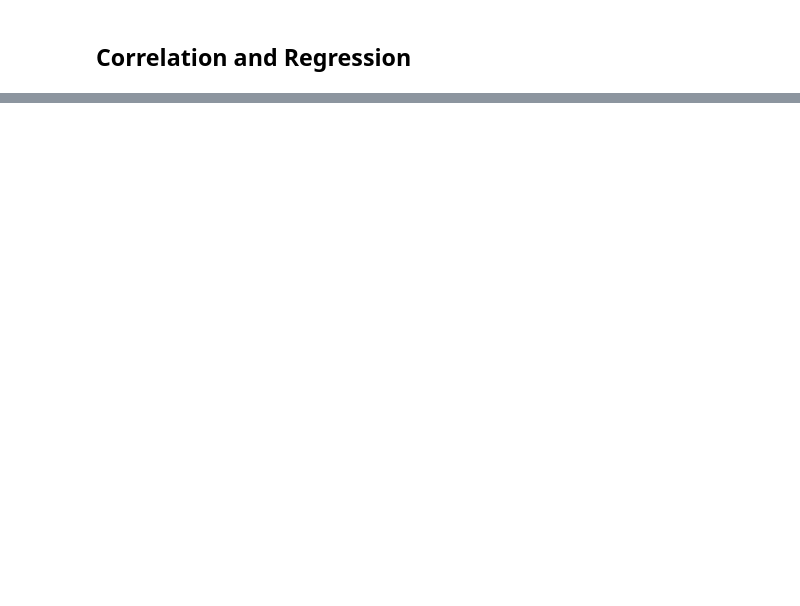
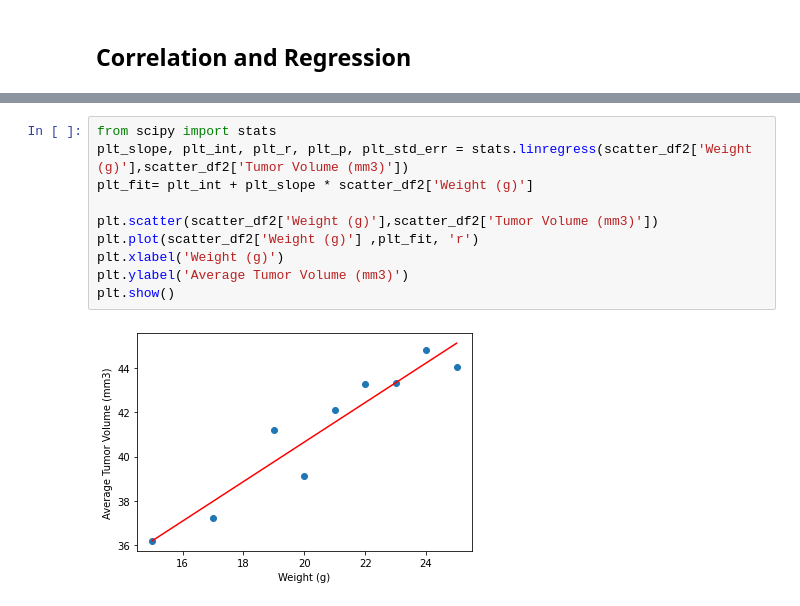
Before and after one commit to baileykayla953/Matplotlib-Challenge-, a Jupyter notebook: Matplotlib.ipynb, the cells around one changed output, grey strips where cells are left out. Drawn from its saved outputs; the diff is of its cells as text; blank space fills up the shorter version.

```diff
--- a/Matplotlib.ipynb
+++ b/Matplotlib.ipynb
@@ -397,0 +400,12 @@ KeyError: 'Tumor Volume (mm3)'
+# %%
+from scipy import stats
+plt_slope, plt_int, plt_r, plt_p, plt_std_err = stats.linregress(scatter_df2['Weight (g)'],scatter_df2['Tumor Volume (mm3)'])
+plt_fit= plt_int + plt_slope * scatter_df2['Weight (g)']
+
+plt.scatter(scatter_df2['Weight (g)'],scatter_df2['Tumor Volume (mm3)'])
+plt.plot(scatter_df2['Weight (g)'] ,plt_fit, 'r')
+plt.xlabel('Weight (g)')
+plt.ylabel('Average Tumor Volume (mm3)')
+plt.show()
+# %% [output]
+[figure, added]
```
Also changed, not shown: parts of 7 cells of this notebook.
